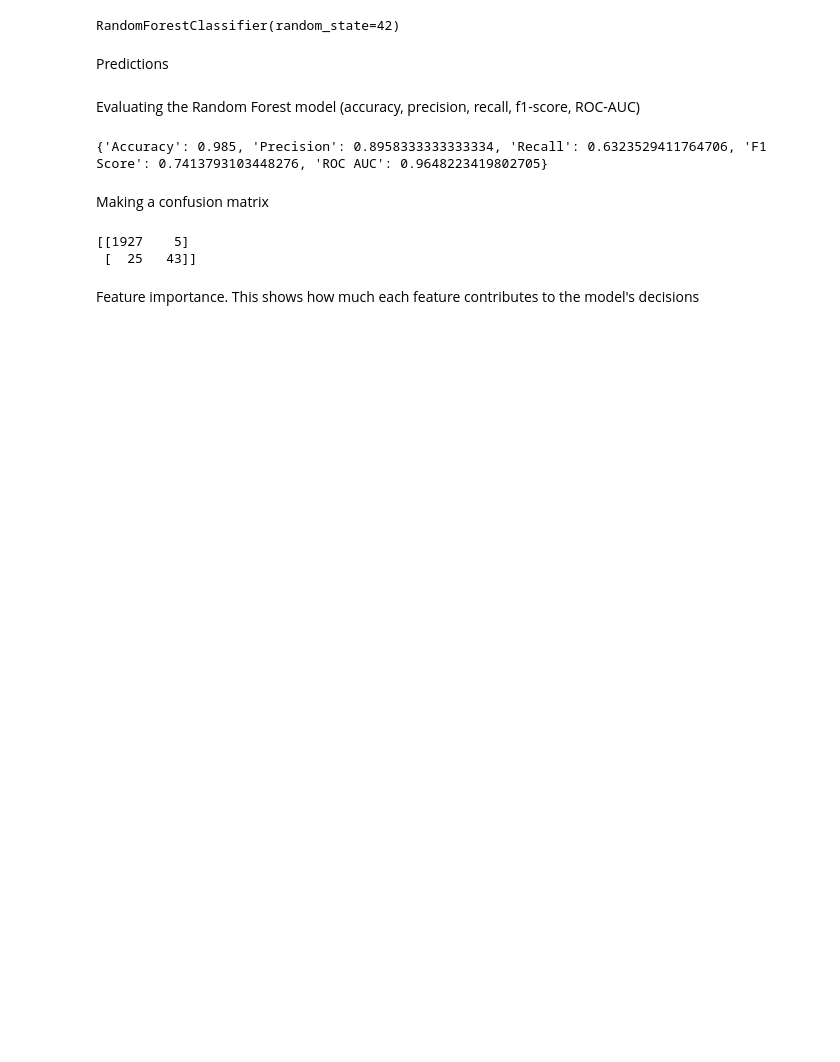
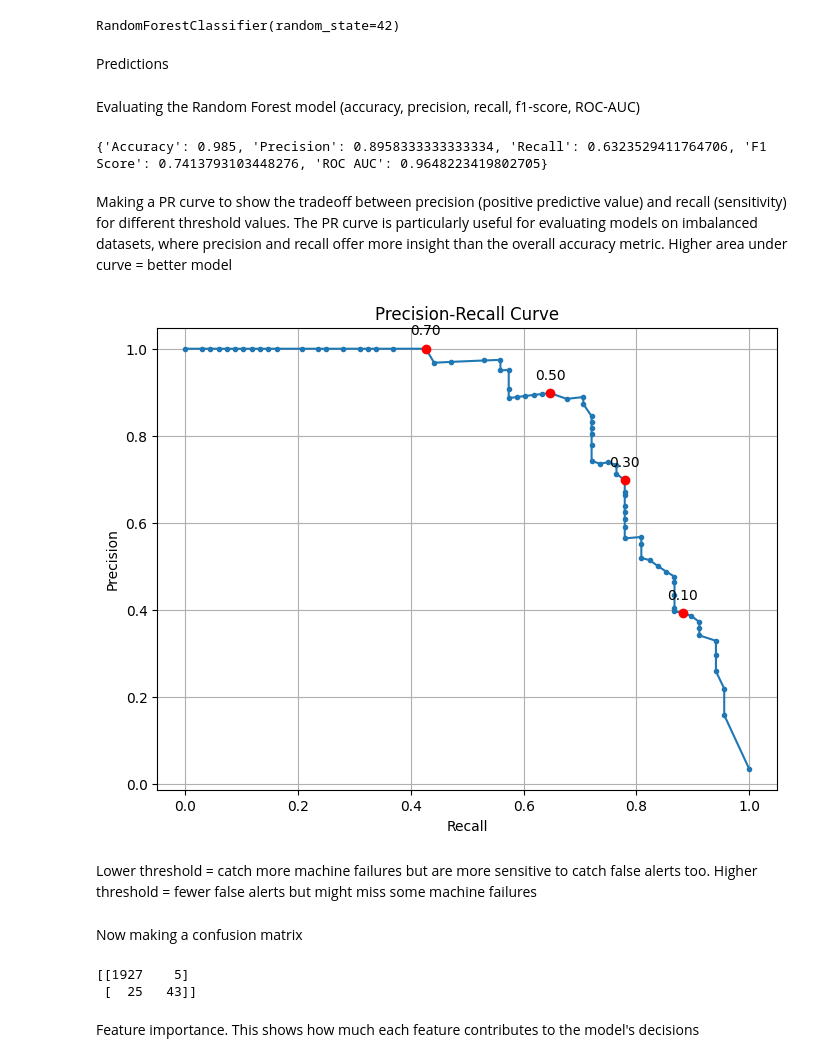
Before and after one commit to tobiaseis/ML_exam, a Jupyter notebook: ML_exam.ipynb, the cells around one changed output. Cells and saved outputs as stored; diff of their text form; code cells hidden in the pictures; blank space fills up the shorter version.

```diff
--- a/ML_exam.ipynb
+++ b/ML_exam.ipynb
@@ -207,16 +272,39 @@ metrics = {
 print(metrics)
 # %% [output]
 {'Accuracy': 0.985, 'Precision': 0.8958333333333334, 'Recall': 0.6323529411764706, 'F1 Score': 0.7413793103448276, 'ROC AUC': 0.9648223419802705}
+# %% [markdown]
+Making a PR curve to show the tradeoff between precision (positive predictive value) and recall (sensitivity) for different threshold values.
+The PR curve is particularly useful for evaluating models on imbalanced datasets, where precision and recall offer more insight than the overall accuracy metric. Higher area under curve = better model
+# %%
+precision, recall, thresholds = precision_recall_curve(y_test, y_pred_prob)
+
+relevant_thresholds = [0.1, 0.3, 0.5, 0.7]
+
+plt.figure(figsize=(8, 6))
+plt.plot(recall, precision, marker='.')
+plt.title('Precision-Recall Curve')
+plt.xlabel('Recall')
+plt.ylabel('Precision')
+plt.grid(True)
+
+for threshold in relevant_thresholds:
+    idx = np.argmin(np.abs(thresholds - threshold))
+    plt.annotate(f'{threshold:.2f}', (recall[idx], precision[idx]), textcoords="offset points", xytext=(0,10), ha='center')
+    plt.plot(recall[idx], precision[idx], 'ro')
+plt.show()
+# %% [output]
+[figure, added]
+# %% [markdown]
+Lower threshold = catch more machine failures but are more sensitive to catch false alerts too.
+Higher threshold = fewer false alerts but might miss some machine failures
 # %% [markdown]
-Making a confusion matrix
+Now making a confusion matrix
-# %%
-
-# Confusion Matrix: Table showing correct and incorrect predictions by class
-conf_matrix = confusion_matrix(y_test, y_pred)
-print(conf_matrix)
-# %% [output]
-[[1927    5]
- [  25   43]]
+# %%
+conf_matrix = confusion_matrix(y_test, y_pred)
+print(conf_matrix)
+# %% [output]
+[[1927    5]
+ [  25   43]]
 # %% [markdown]
 Feature importance. This shows how much each feature contributes to the model's decisions
 # %%
```
Also changed, not shown: parts of 18 cells of this notebook.
